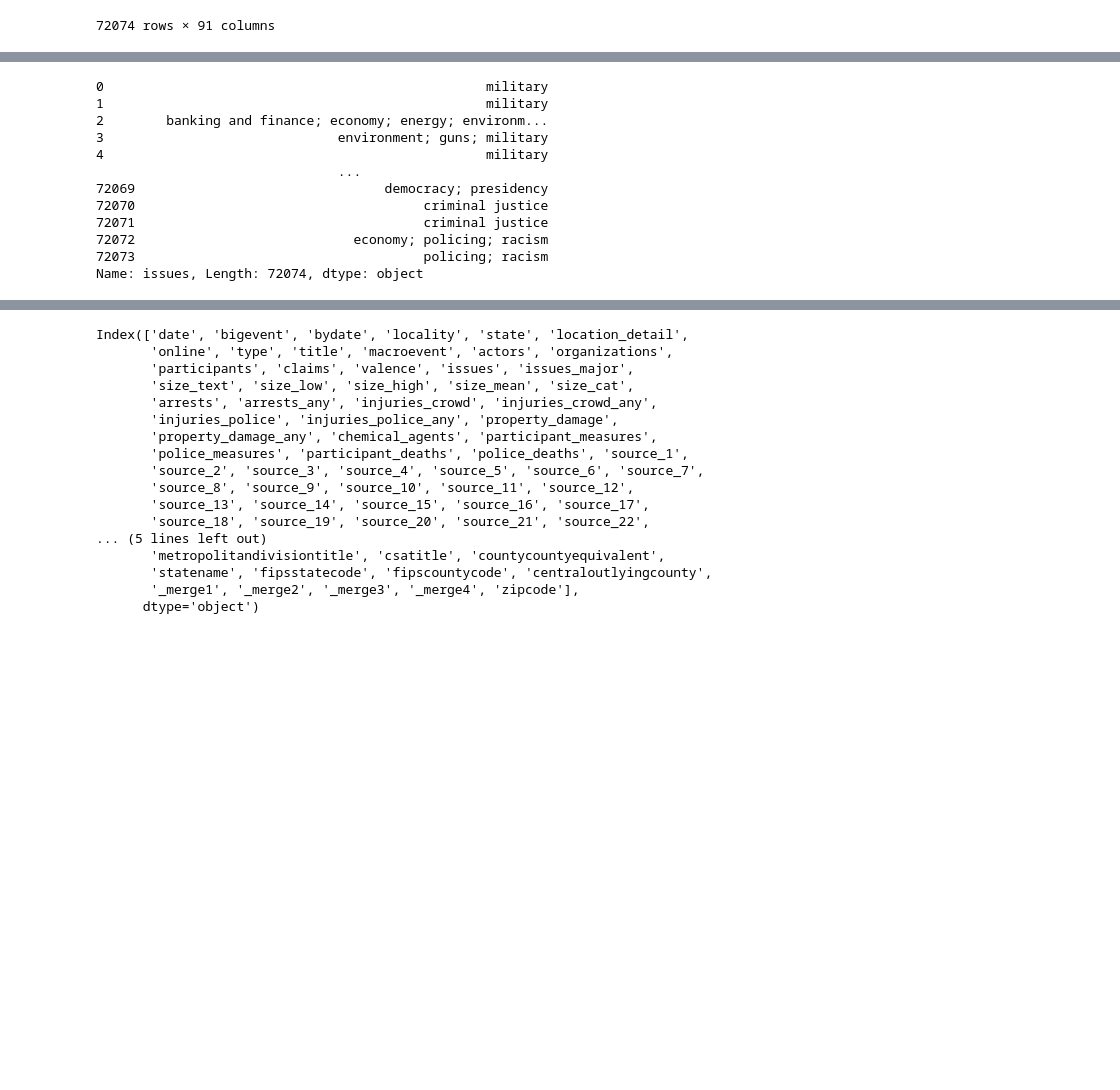
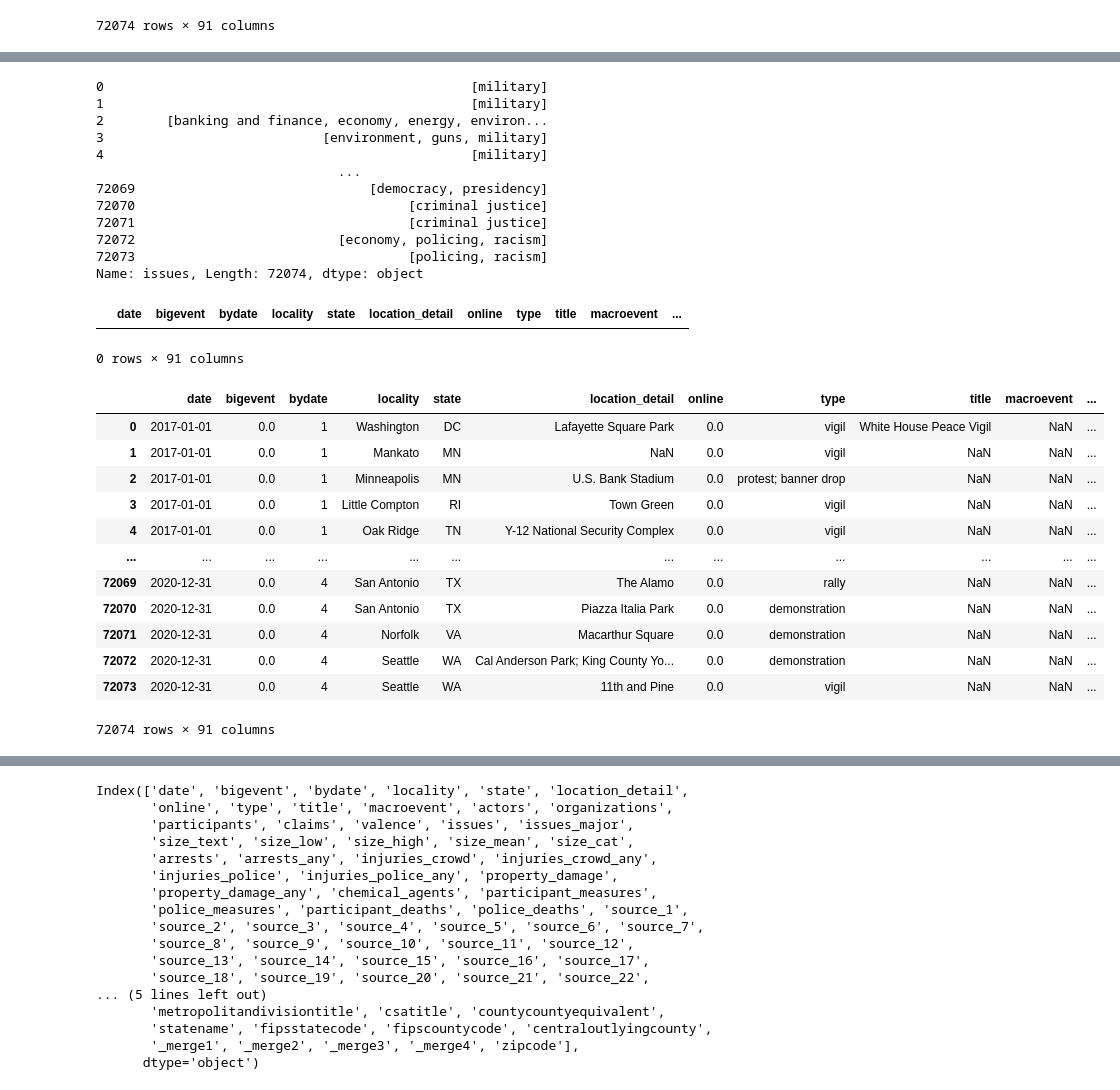
Before and after one commit to katieminjoo/Data_Engineering, a Jupyter notebook: Task3.ipynb, the cells around one changed output, grey strips where cells are left out. Saved outputs shown, nothing was run; the diff lists cells and outputs as text; code cells hidden in the pictures; blank space fills up the shorter version.

```diff
--- a/Task3.ipynb
+++ b/Task3.ipynb
@@ -69,15 +50,48 @@ array([1, 2, 3, 4])
+# %%
+# size mean NA 값 -> 0으로 변경
+ccc['size_mean'] = ccc['size_mean'].fillna(0)
+# %%
+# bigevent na값 -> 0으로 변경
+ccc['bigevent'] = ccc['bigevent'].fillna(0)
+# %%
+# Split the 'issues' column by ';' and expand into multiple columns
+ccc['issues'] = ccc['issues'].str.split(';').apply(lambda x: [item.strip() for item in x] if isinstance(x, list) else x)
+# %%
+ccc['issues'] = ccc['issues'].apply(lambda x: x if isinstance(x, list) else [])
 # %%
 ccc['issues']
 # %% [output]
-0                                                 military
-1                                                 military
-2        banking and finance; economy; energy; environm...
-3                              environment; guns; military
-4                                                 military
+0                                               [military]
+1                                               [military]
+2        [banking and finance, economy, energy, environ...
+3                            [environment, guns, military]
+4                                               [military]
                                ...
-72069                                democracy; presidency
-72070                                     criminal justice
-72071                                     criminal justice
-72072                            economy; policing; racism
-72073                                     policing; racism
+72069                              [democracy, presidency]
+72070                                   [criminal justice]
+72071                                   [criminal justice]
+72072                          [economy, policing, racism]
+72073                                   [policing, racism]
 Name: issues, Length: 72074, dtype: object
+# %%
+# cbsa 99999 인 rows 없음
+ccc[ccc['cbsa'] == 99999]
+# %% [output]
+|  | date | bigevent | bydate | locality | state | location_detail | online | type | title | macroevent | ... |
+0 rows × 91 columns
+# %%
+ccc
+# %% [output]
+|  | date | bigevent | bydate | locality | state | location_detail | online | type | title | macroevent | ... |
+| 0 | 2017-01-01 | 0.0 | 1 | Washington | DC | Lafayette Square Park | 0.0 | vigil | White House Peace Vigil | NaN | ... |
+| 1 | 2017-01-01 | 0.0 | 1 | Mankato | MN | NaN | 0.0 | vigil | NaN | NaN | ... |
+| 2 | 2017-01-01 | 0.0 | 1 | Minneapolis | MN | U.S. Bank Stadium | 0.0 | protest; banner drop | NaN | NaN | ... |
+| 3 | 2017-01-01 | 0.0 | 1 | Little Compton | RI | Town Green | 0.0 | vigil | NaN | NaN | ... |
+| 4 | 2017-01-01 | 0.0 | 1 | Oak Ridge | TN | Y-12 National Security Complex | 0.0 | vigil | NaN | NaN | ... |
+| ... | ... | ... | ... | ... | ... | ... | ... | ... | ... | ... | ... |
+| 72069 | 2020-12-31 | 0.0 | 4 | San Antonio | TX | The Alamo | 0.0 | rally | NaN | NaN | ... |
+| 72070 | 2020-12-31 | 0.0 | 4 | San Antonio | TX | Piazza Italia Park | 0.0 | demonstration | NaN | NaN | ... |
+| 72071 | 2020-12-31 | 0.0 | 4 | Norfolk | VA | Macarthur Square | 0.0 | demonstration | NaN | NaN | ... |
+| 72072 | 2020-12-31 | 0.0 | 4 | Seattle | WA | Cal Anderson Park; King County Yo... | 0.0 | demonstration | NaN | NaN | ... |
+| 72073 | 2020-12-31 | 0.0 | 4 | Seattle | WA | 11th and Pine | 0.0 | vigil | NaN | NaN | ... |
+72074 rows × 91 columns
```
Also changed, not shown: parts of 20 cells of this notebook.
